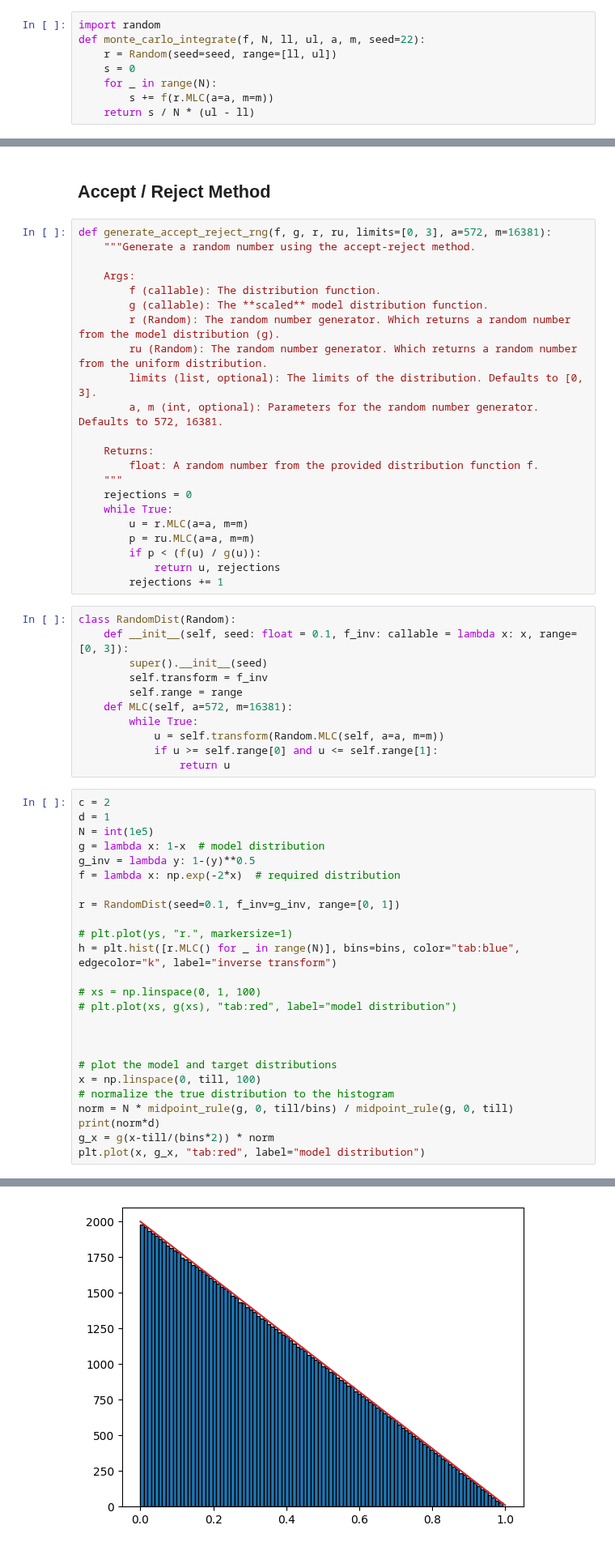
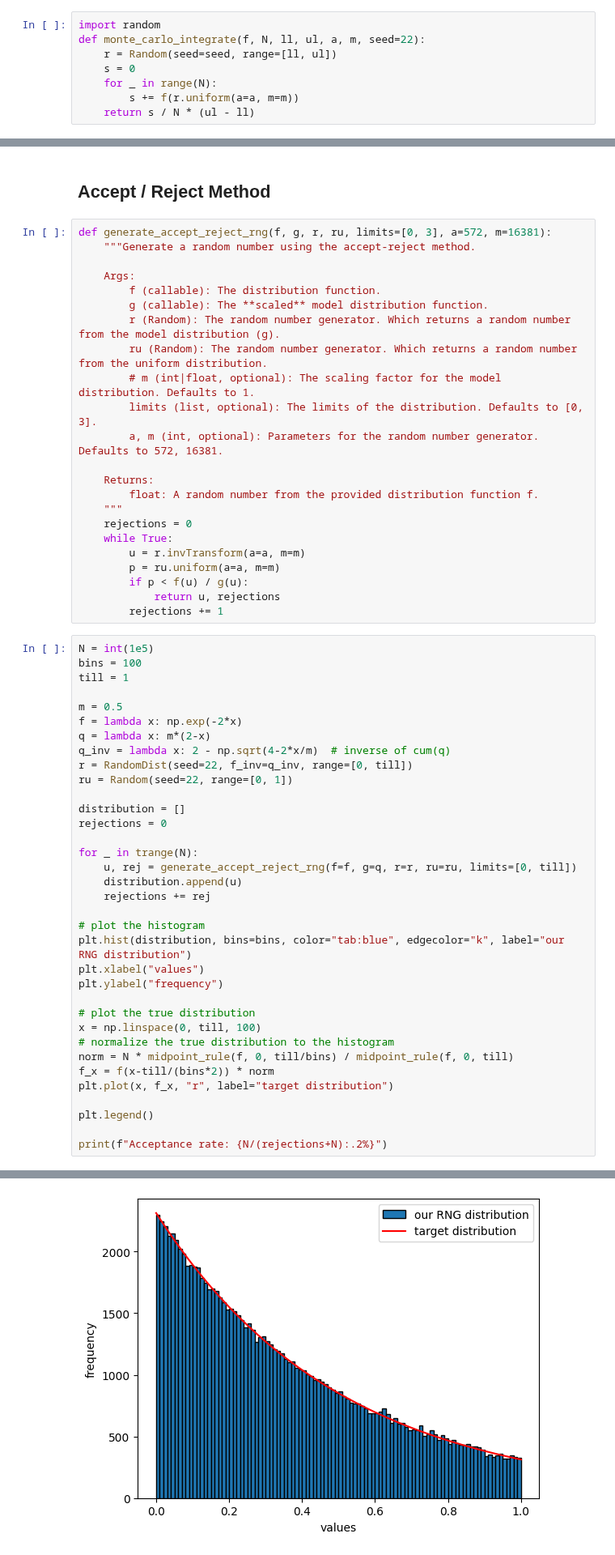
Before and after one commit to PeithonKing/adv_comp_phys, a Jupyter notebook: solns/asgt4.ipynb, the cells around one changed output, grey strips where cells are left out. Shown at 81% size. Saved outputs shown, nothing was run; the diff lists cells and outputs as text.

```diff
--- a/solns/asgt4.ipynb
+++ b/solns/asgt4.ipynb
@@ -55,7 +59,7 @@ def monte_carlo_integrate(f, N, ll, ul, a, m, seed=22):
     r = Random(seed=seed, range=[ll, ul])
     s = 0
     for _ in range(N):
-        s += f(r.MLC(a=a, m=m))
+        s += f(r.uniform(a=a, m=m))
     return s / N * (ul - ll)
 # %%
 tests = np.arange(1e3, 1e5, 1e3, dtype=int)
@@ -161,6 +165,7 @@ def generate_accept_reject_rng(f, g, r, ru, limits=[0, 3], a=572, m=16381):
         g (callable): The **scaled** model distribution function.
         r (Random): The random number generator. Which returns a random number from the model distribution (g).
         ru (Random): The random number generator. Which returns a random number from the uniform distribution.
+        # m (int|float, optional): The scaling factor for the model distribution. Defaults to 1.
         limits (list, optional): The limits of the distribution. Defaults to [0, 3].
         a, m (int, optional): Parameters for the random number generator. Defaults to 572, 16381.
 
@@ -169,45 +174,44 @@ def generate_accept_reject_rng(f, g, r, ru, limits=[0, 3], a=572, m=16381):
     """
     rejections = 0
     while True:
-        u = r.MLC(a=a, m=m)
-        p = ru.MLC(a=a, m=m)
-        if p < (f(u) / g(u)):
+        u = r.invTransform(a=a, m=m)
+        p = ru.uniform(a=a, m=m)
+        if p < f(u) / g(u):
             return u, rejections
         rejections += 1
-# %%
-class RandomDist(Random):
-    def __init__(self, seed: float = 0.1, f_inv: callable = lambda x: x, range=[0, 3]):
-        super().__init__(seed)
-        self.transform = f_inv
-        self.range = range
-    def MLC(self, a=572, m=16381):
-        while True:
-            u = self.transform(Random.MLC(self, a=a, m=m))
-            if u >= self.range[0] and u <= self.range[1]:
-                return u
 # %%
-c = 2
-d = 1
 N = int(1e5)
-g = lambda x: 1-x  # model distribution
-g_inv = lambda y: 1-(y)**0.5
-f = lambda x: np.exp(-2*x)  # required distribution
+bins = 100
+till = 1
 
-r = RandomDist(seed=0.1, f_inv=g_inv, range=[0, 1])
+m = 0.5
+f = lambda x: np.exp(-2*x)
+q = lambda x: m*(2-x)
+q_inv = lambda x: 2 - np.sqrt(4-2*x/m)  # inverse of cum(q)
+r = RandomDist(seed=22, f_inv=q_inv, range=[0, till])
+ru = Random(seed=22, range=[0, 1])
 
-# plt.plot(ys, "r.", markersize=1)
-h = plt.hist([r.MLC() for _ in range(N)], bins=bins, color="tab:blue", edgecolor="k", label="inverse transform")
+distribution = []
+rejections = 0
 
-# xs = np.linspace(0, 1, 100)
-# plt.plot(xs, g(xs), "tab:red", label="model distribution")
+for _ in trange(N):
+    u, rej = generate_accept_reject_rng(f=f, g=q, r=r, ru=ru, limits=[0, till])
+    distribution.append(u)
+    rejections += rej
 
+# plot the histogram
+plt.hist(distribution, bins=bins, color="tab:blue", edgecolor="k", label="our RNG distribution")
+plt.xlabel("values")
+plt.ylabel("frequency")
 
-
-# plot the model and target distributions
+# plot the true distribution
 x = np.linspace(0, till, 100)
 # normalize the true distribution to the histogram
-norm = N * midpoint_rule(g, 0, till/bins) / midpoint_rule(g, 0, till)
-print(norm*d)
-g_x = g(x-till/(bins*2)) * norm
-plt.plot(x, g_x, "tab:red", label="model distribution")
+norm = N * midpoint_rule(f, 0, till/bins) / midpoint_rule(f, 0, till)
+f_x = f(x-till/(bins*2)) * norm
+plt.plot(x, f_x, "r", label="target distribution")
+
+plt.legend()
+
+print(f"Acceptance rate: {N/(rejections+N):.2%}")
 # %% [output]
@@ -216 +219 @@ plt.plot(x, g_x, "tab:red", label="model distribution")
-[figure, old version]
+[figure, new version]
```
Also changed, not shown: parts of 27 cells of this notebook.
